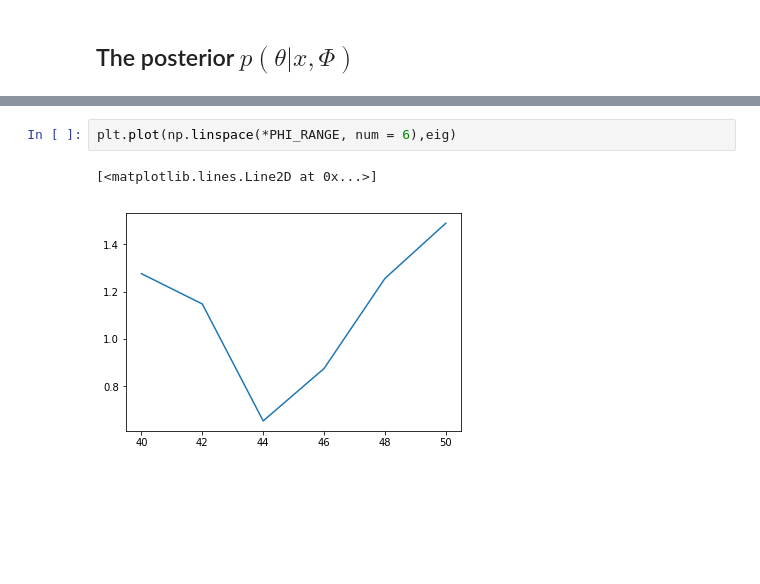
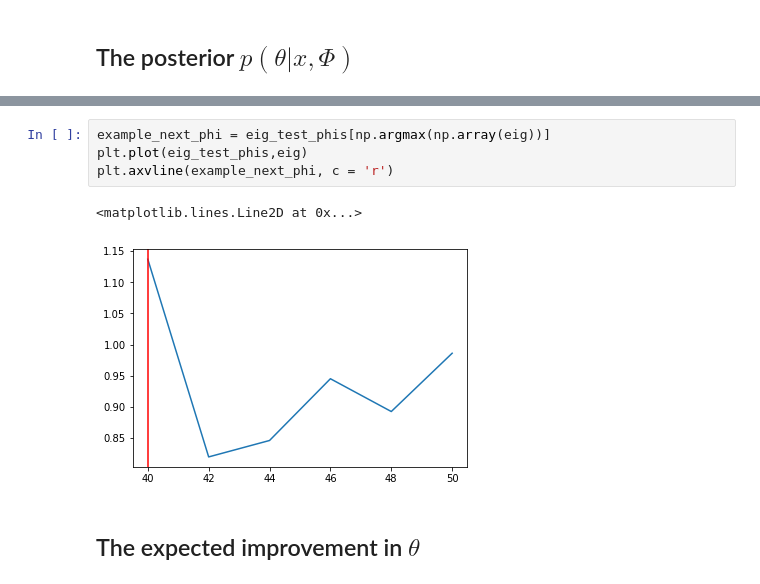
Before and after one commit to cranmer/active_sciencing, a Jupyter notebook: clean/active_weinberg.ipynb, the cells around one changed output, grey strips where cells are left out. Saved outputs shown, nothing was run; the diff lists cells and outputs as text; blank space fills up the shorter version.

```diff
--- a/clean/active_weinberg.ipynb
+++ b/clean/active_weinberg.ipynb
@@ -180,6 +180,10 @@ simulating with  0.809523809524 50.0
 ........................................................................................................................................................................................................ ...
-# %%
-plt.plot(np.linspace(*PHI_RANGE, num = 6),eig)
-# %% [output]
-[<matplotlib.lines.Line2D at 0x...>]
-[figure, removed]
+# %%
+example_next_phi = eig_test_phis[np.argmax(np.array(eig))]
+plt.plot(eig_test_phis,eig)
+plt.axvline(example_next_phi, c = 'r')
+# %% [output]
+<matplotlib.lines.Line2D at 0x...>
+[figure, added]
+# %% [markdown]
+## The expected improvement in $\theta$
```
Also changed, not shown: parts of 13 cells of this notebook, 2 other files.
